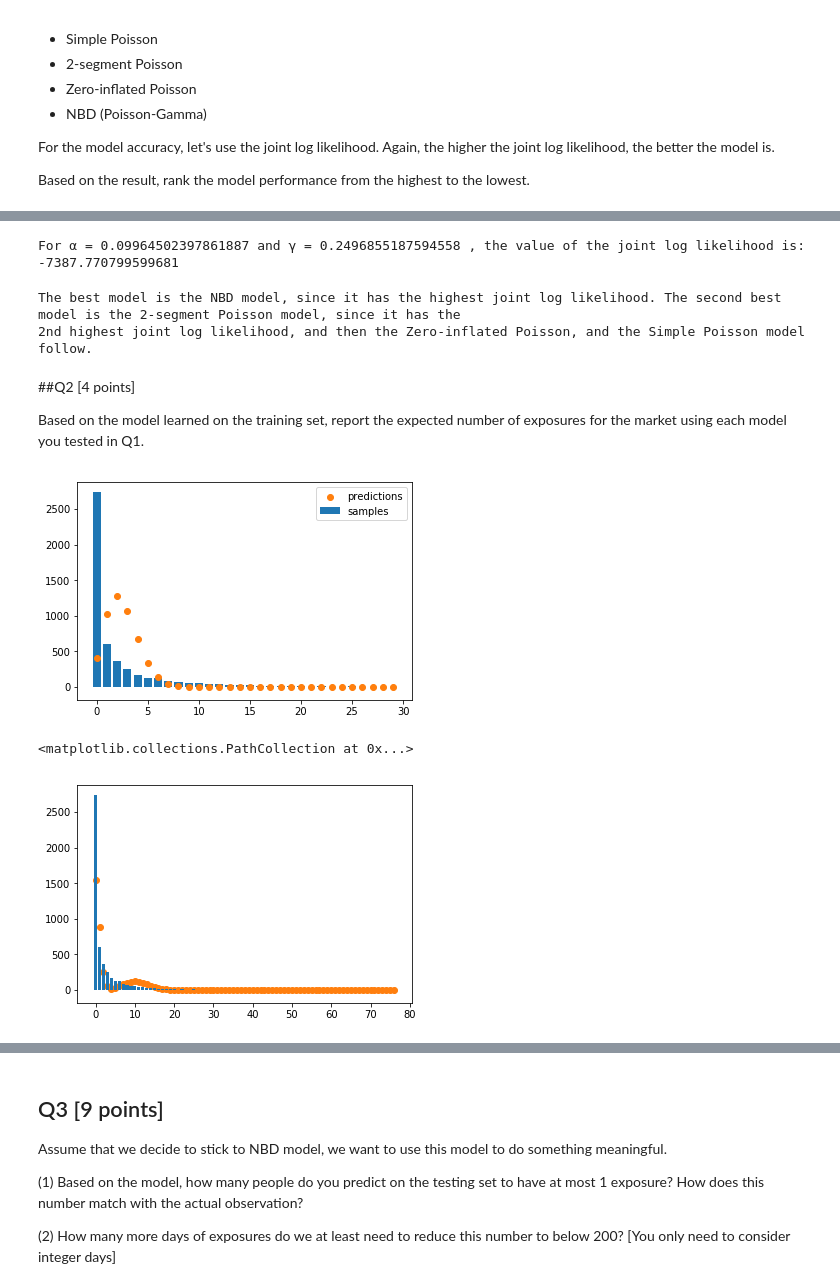
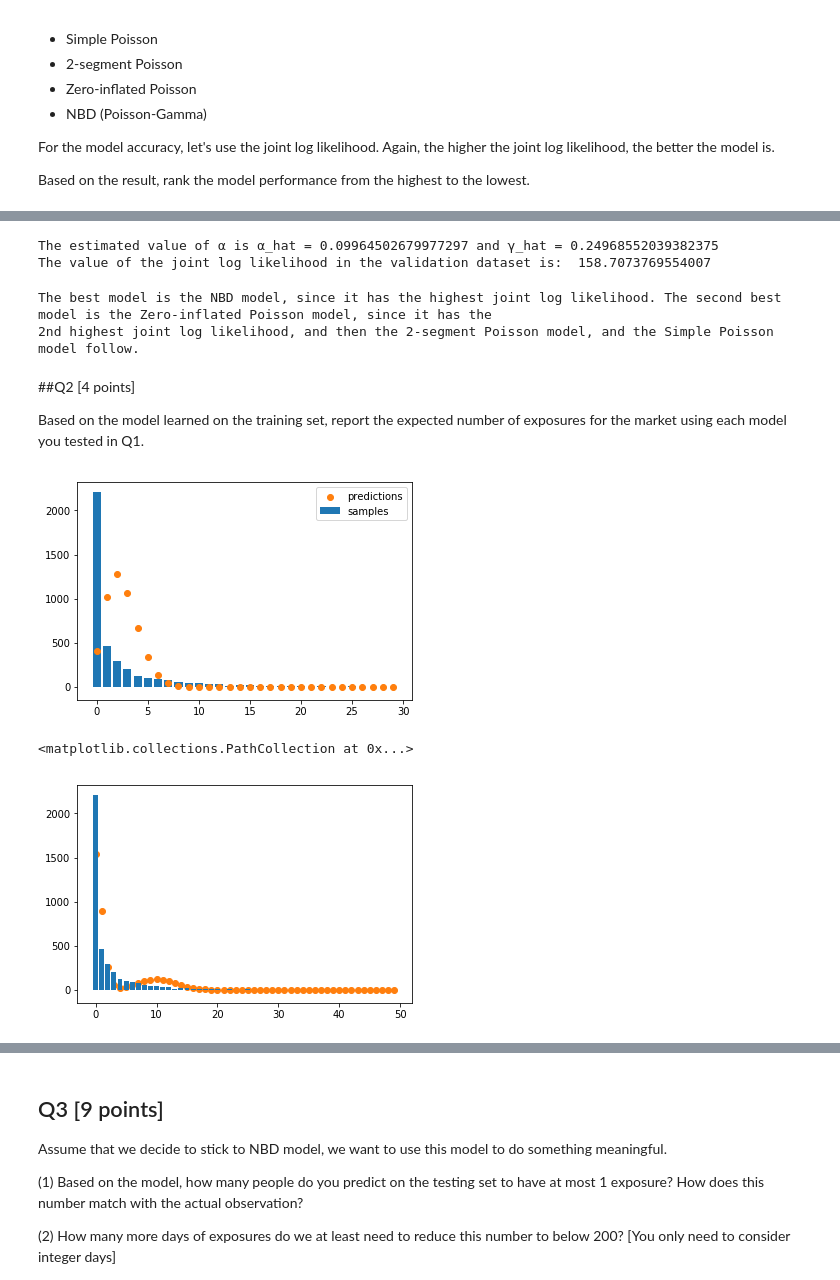
Before and after one commit to alex-papaioannou/BA, a Jupyter notebook: aap2204_hw3.ipynb, the cells around one changed output, grey strips where cells are left out. Saved outputs shown, nothing was run; the diff lists cells and outputs as text; code cells hidden in the pictures.

```diff
--- a/aap2204_hw3.ipynb
+++ b/aap2204_hw3.ipynb
@@ -193,15 +217,27 @@ def neg_LL_m3(betas):
   #joint log likelihood
   return  -np.sum(ind_LL_m3)
 
-guess_m3=np.random.rand(2)
-result_m3=minimize(neg_LL_m3,guess_m3,method="BFGS")
-betas_m3=result_m3.x
-lmbda1_h_m3=0
-lmbda2_h_m3=np.exp(betas_m3[0])
-p_h_m3=np.exp(betas_m3[1])/(1+np.exp(betas_m3[1]))
-#joing log likelihood
-print(-result_m3.fun)
-# print(lmbda1_h_m3,lmbda2_h_m3,p_h_m3)
+best = 1e10
+for i in range(100):
+  #randomly select a starting point
+  guess_m3=np.random.rand(2)
+  # start minimization
+  result_m3=minimize(neg_LL_m3,guess_m3,method="BFGS")
+  if result_m2.fun < best:
+    betas_m3=result_m3.x
+    lmbda1_h_m3=0
+    lmbda2_h_m3=np.exp(betas_m3[0])
+    p_h_m3=np.exp(betas_m3[1])/(1+np.exp(betas_m3[1]))
 
-print('For λ1_hat =', lmbda1_h_m3, 'and λ2_hat =', lmbda2_h_m3, ', the value of the joint log likelihood is: ', -neg_LL_m3([betas_m3[0], betas_m3[1], p_h_m3]) )
+print('The estimated value of λ1 is λ1_hat =', lmbda1_h_m3, ', λ2_hat =', lmbda2_h_m3, ', and the p_hat=', p_h_m3)
+
+Exposures_m3_validation=Ad_validation["Exposures"].values
+#individual likelihood
+Likelihood1_h_m3=spst.poisson.pmf(Exposures_m3_validation,lmbda1_h_m3)
+Likelihood2_h_m3=spst.poisson.pmf(Exposures_m3_validation,lmbda2_h_m3)
+ind_L_h_m3=Likelihood1_h_m3*p_h_m3+Likelihood2_h_m3*(1-p_h_m3)
+#joint log likelihood
+Joint_LL_h_m3=np.sum(ind_L_h_m3)
+
+print('The value of the joint log likelihood in the validation dataset is: ', Joint_LL_h_m3)
 # %% [output]
@@ -224,24 +260,37 @@ def neg_LL_m4(betas):
   Joint_LL_m4=np.sum(ind_LL_m4)
   return -Joint_LL_m4
 
-guess_m4=np.random.rand(2)
-betas_m4=minimize(neg_LL_m4,guess_m4,method="BFGS").x
+best = 1e10
+for i in range(100):
+  #randomly select a starting point
+  guess_m4=np.random.rand(2)
+  # start minimization
+  result_m4=minimize(neg_LL_m4,guess_m4,method="BFGS")
+  if result_m4.fun < best:
+    betas_m4=result_m4.x
+    #recover alpha, gamma
+    alpha_h_m4=np.exp(betas_m4[0])
+    gamma_h_m4=np.exp(betas_m4[1])
 
-#recover alpha, gamma
-alpha_m4=np.exp(betas_m4[0])
-gamma_m4=np.exp(betas_m4[1])
+print('The estimated value of α is α_hat =', alpha_h_m4, 'and γ_hat =', gamma_h_m4)
 
-# print(alpha_m4,gamma_m4)
+Exposures_m4_validation=Ad_validation["Exposures"].values
+#individual likelihood
+ind_L_h_m4=spsp.gamma(gamma_h_m4+Exposures_m4_validation)/spsp.gamma(gamma_h_m4)/spsp.gamma(Exposures_m4_validation+1)\
+*(1/(1+alpha_h_m4))**Exposures_m4_validation*(alpha_h_m4/(1+alpha_h_m4))**gamma_h_m4
+#joint log likelihood
+Joint_LL_h_m4=np.sum(ind_L_h_m4)
 
-print('For α =', alpha_m4, 'and γ =', gamma_m4, ', the value of the joint log likelihood is: ', -neg_LL_m4([betas_m4[0],betas_m4[1]]) )
+print('The value of the joint log likelihood in the validation dataset is: ', Joint_LL_h_m4)
 # %% [output]
-For α = 0.09964502397861887 and γ = 0.2496855187594558 , the value of the joint log likelihood is:  -7387.770799599681
+The estimated value of α is α_hat = 0.09964502679977297 and γ_hat = 0.24968552039382375
+The value of the joint log likelihood in the validation dataset is:  158.7073769554007
 # %%
-print('The best model is the NBD model, since it has the highest joint log likelihood. The second best model is the 2-segment Poisson model, since it has the')
-print('2nd highest joint log likelihood, and then the Zero-inflated Poisson, and the Simple Poisson model follow.')
+print('The best model is the NBD model, since it has the highest joint log likelihood. The second best model is the Zero-inflated Poisson model, since it has the')
+print('2nd highest joint log likelihood, and then the 2-segment Poisson model, and the Simple Poisson model follow.')
 # %% [output]
-The best model is the NBD model, since it has the highest joint log likelihood. The second best model is the 2-segment Poisson model, since it has the
-2nd highest joint log likelihood, and then the Zero-inflated Poisson, and the Simple Poisson model follow.
+The best model is the NBD model, since it has the highest joint log likelihood. The second best model is the Zero-inflated Poisson model, since it has the
+2nd highest joint log likelihood, and then the 2-segment Poisson model, and the Simple Poisson model follow.
 # %% [markdown]
 ##Q2 [4 points]
 
@@ -249,8 +298,7 @@ Based on the model learned on the training set, report the expected number of ex
 # %%
 # Model 1
 mkt_size = len(Ad)
-Tally_m1=Ad.groupby(["Exposures"]).count()
-Tally_m1
+Tally_m1=Ad_training.groupby(["Exposures"]).count()
 Exposures_m1_index = Tally_m1.index.values
 Counts_m1 = Tally_m1.iloc[:,0].values
 Predicted_Exposures_m1 = np.arange(0, np.max(Exposures_m1_index)+1)
@@ -260,20 +308,20 @@ plt.scatter(Predicted_Exposures_m1[Predicted_Exposures_m1<30], Predicted_counts_
 plt.legend(loc="best")
 plt.show()
 # %% [output]
-[figure, old version]
+[figure, new version]
 # %%
 # Model 2
-Exposures_m2=Ad["Exposures"].values
+Exposures_m2=Ad_training["Exposures"].values
 mkt_size = len(Ad)
 x_m2=np.arange(0, np.max(Exposures_m2+1))
 pmf_m2 = spst.poisson.pmf(x_m2,lmbda1_h_m2)*p_h_m3+spst.poisson.pmf(x_m2,lmbda2_h_m2)*(1-p_h_m2)
 prediction_m2 = mkt_size*pmf_m2
 
-Tally_m2 = Ad.groupby(["Exposures"]).count()
+Tally_m2 = Ad_training.groupby(["Exposures"]).count()
 plt.bar(Tally_m2.index.values,Tally_m2.iloc[:,0].values)
 plt.scatter(x_m2,prediction_m2)
 # %% [output]
 <matplotlib.collections.PathCollection at 0x...>
-[figure, old version]
+[figure, new version]
 # %%
 # Model 3
```
Also changed, not shown: parts of 24 cells of this notebook.
